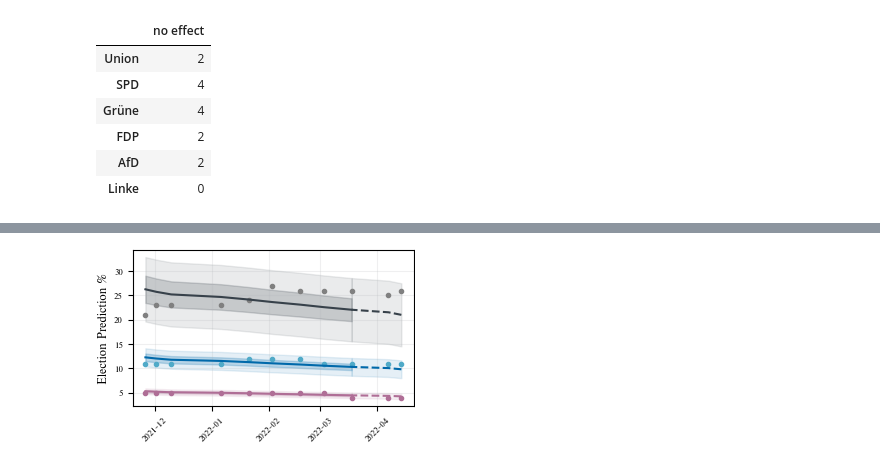
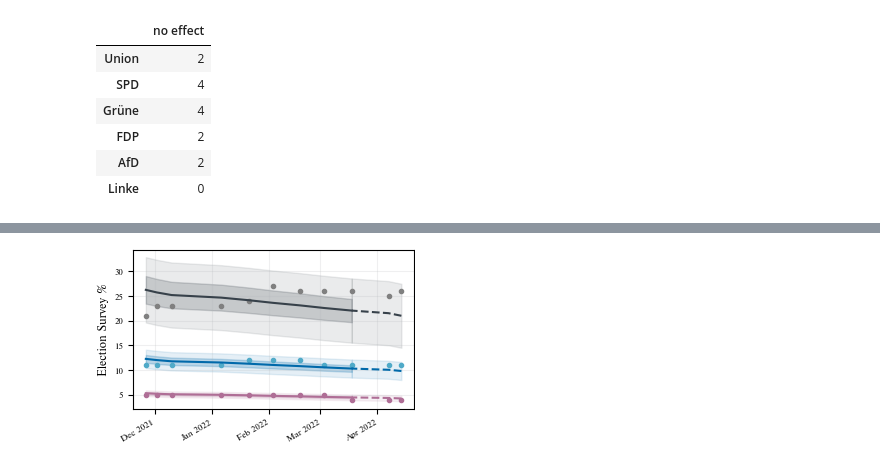
Before and after one commit to schokoblume/Data-Literacy, a Jupyter notebook: Analysis/LinearRegressionPrediction.ipynb, the cells around one changed output, grey strips where cells are left out. Drawn from its saved outputs; the diff is of its cells as text; code cells hidden in the pictures.

```diff
--- a/Analysis/LinearRegressionPrediction.ipynb
+++ b/Analysis/LinearRegressionPrediction.ipynb
@@ -125,8 +128,9 @@ colors_reg = {
 plt.rcParams.update(bundles.icml2022(column='half', nrows=1, ncols=1, usetex=False))
 fig, ax1 = plt.subplots()
 plt.xticks(rotation=45)
+ax1.set_xticklabels([])
 #ax1.set_xlabel('Date')
-ax1.set_ylabel('Election Prediction %')
+ax1.set_ylabel('Election Survey %')
 ax1.grid(color=rgb.tue_gray, alpha = 0.2)
 time_after = 4*7 # three weeks
 time_before = 16*7
@@ -177,7 +181,7 @@ for party in ["SPD", "Grüne", 'FDP']:
         legend_labels.extend(['Observation', 'Regression', 'Prediction', 'Confidence Interval', 'Prediction Interval'])  # Add labels for "Union" party, confidence, and prediction intervals
 
 
-plt.legend(legend_labels, bbox_to_anchor=(0.85, 1.35), ncol=2, frameon=False)
+plt.legend(legend_labels, bbox_to_anchor=(0.85, 1.3), ncol=2, frameon=False)
 plt.savefig('Linear Regression_regierung' + '.pdf', format='pdf')
 plt.show()
 # %% [output]
@@ -206,7 +210,7 @@ plt.rcParams.update(bundles.icml2022(column='half', nrows=1, ncols=1, usetex=Fal
 fig, ax1 = plt.subplots()
 plt.xticks(rotation=45)
 #ax1.set_xlabel('Date')
-ax1.set_ylabel('Election Prediction %')
+ax1.set_ylabel('Election Survey %')
 ax1.grid(color=rgb.tue_gray, alpha = 0.2)
 time_after = 4*7 # three weeks
 time_before = 16*7
@@ -216,6 +220,8 @@ total_df = df[(df["date"] <= date_after) & (df["date"] >= date_before)]
 
 regression_df = total_df[total_df["date"] <= date]
 pred_df = total_df[total_df["date"] >= date]
+
+
 
 legend_labels = []
 for party in ['Union', 'AfD', 'Linke']:
@@ -233,31 +239,37 @@ for party in ['Union', 'AfD', 'Linke']:
     X_pred = pred_df.index.values
     Y_pred = pred_df[party]
     y_pred = model.predict(X_pred)
 
     ax1.plot(total_df['date'], total_df[party], color=colors[party], marker='.', linestyle='', label=f'{party} - Obervation')
     ax1.plot(regression_df['date'], y_reg, color = colors_reg[party], label=f'{party} - Regressionline')
     ax1.plot(pred_df['date'], y_pred, linestyle = '--', color = colors_reg[party], label=f'{party} - Predictionline')
 
 
     # confidence interval
     pred = model.get_prediction(X).summary_frame()
     ax1.fill_between(regression_df['date'], pred['mean_ci_lower'], pred['mean_ci_upper'], color=colors_reg[party], alpha=0.2, label = f'{party} - Confidence Interval')
 
     # prediction interval
     upper = ols_quantile(model, X_pred, 0.95)
     lower = ols_quantile(model, X_pred, 0.05)
     ax1.fill_between(pred_df['date'], upper, lower, color=colors_reg[party], alpha=0.1, label = f'{party} - Prediction Interval')
 
     # prediction interval
     upper = ols_quantile(model, X, 0.95)
     lower = ols_quantile(model, X, 0.05)
     ax1.fill_between(regression_df['date'], upper, lower, color=colors_reg[party], alpha=0.1)
 
     if party == "Union":
         legend_labels.extend(['Observation', 'Regression', 'Prediction', 'Confidence Interval', 'Prediction Interval'])  # Add labels for "Union" party, confidence, and prediction intervals
 
+
+# Set date format to 'Dec 2021'
+date_format = mdates.DateFormatter('%b %Y')  # %b for abbreviated month, %Y for year
+ax1.xaxis.set_major_formatter(date_format)
+plt.gcf().autofmt_xdate()
+
 #plt.legend(legend_labels, bbox_to_anchor=(0.85, 1.15), ncol=2, frameon=False)
 plt.savefig('Linear Regression_Opposition' + '.pdf', format='pdf')
 plt.show()
 # %% [output]
-[figure, old version]
+[figure, new version]
```
Also changed, not shown: parts of 2 cells of this notebook.
